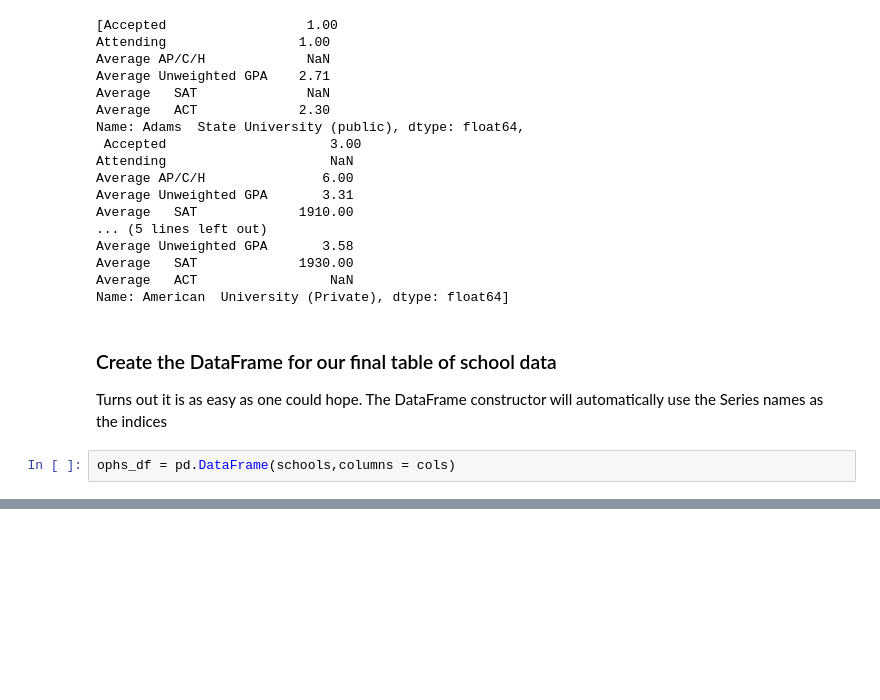
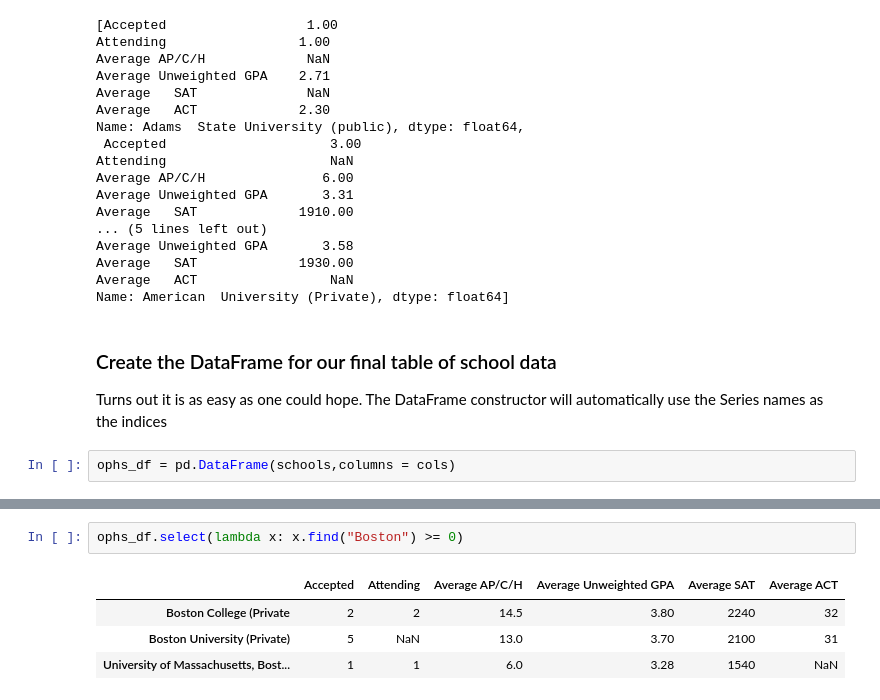
Before and after one commit to yatinla/ophs_stats, a Jupyter notebook: 2014_Matriculation.ipynb, the cells around one changed output, grey strips where cells are left out. Drawn from its saved outputs; the diff is of its cells as text; blank space fills up the shorter version.

```diff
--- a/2014_Matriculation.ipynb
+++ b/2014_Matriculation.ipynb
@@ -175,3 +221,10 @@ ophs_df = pd.DataFrame(schools,columns = cols)
+# %%
+ophs_df.select(lambda x: x.find("Boston") >= 0)
+# %% [output]
+|  | Accepted | Attending | Average AP/C/H | Average Unweighted GPA | Average SAT | Average ACT |
+| Boston College (Private | 2 | 2 | 14.5 | 3.80 | 2240 | 32 |
+| Boston University (Private) | 5 | NaN | 13.0 | 3.70 | 2100 | 31 |
+| University of Massachusetts, Bost... | 1 | 1 | 6.0 | 3.28 | 1540 | NaN |
 # %%
 ophs_df
 # %% [output]
```
Also changed, not shown: parts of 12 cells of this notebook.
